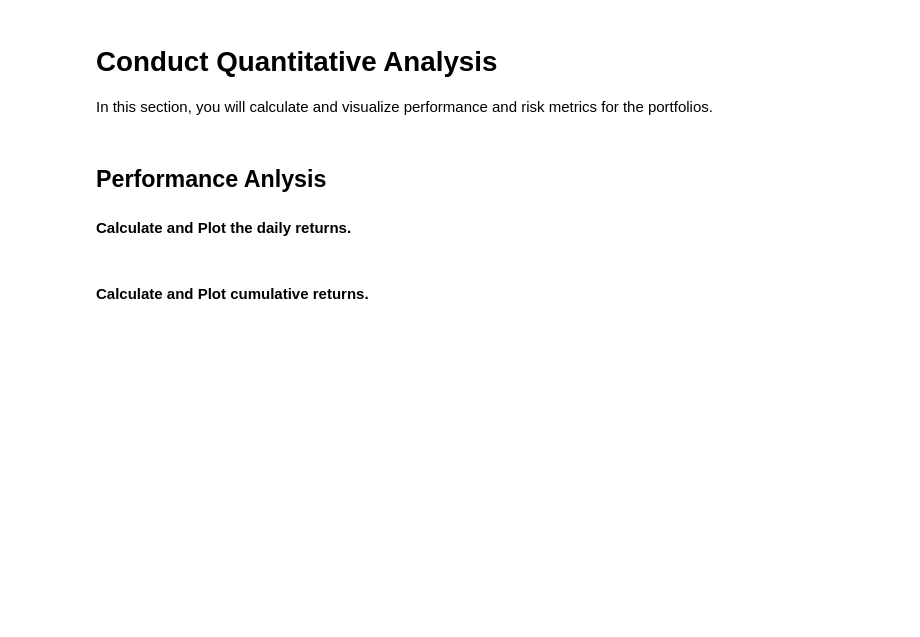
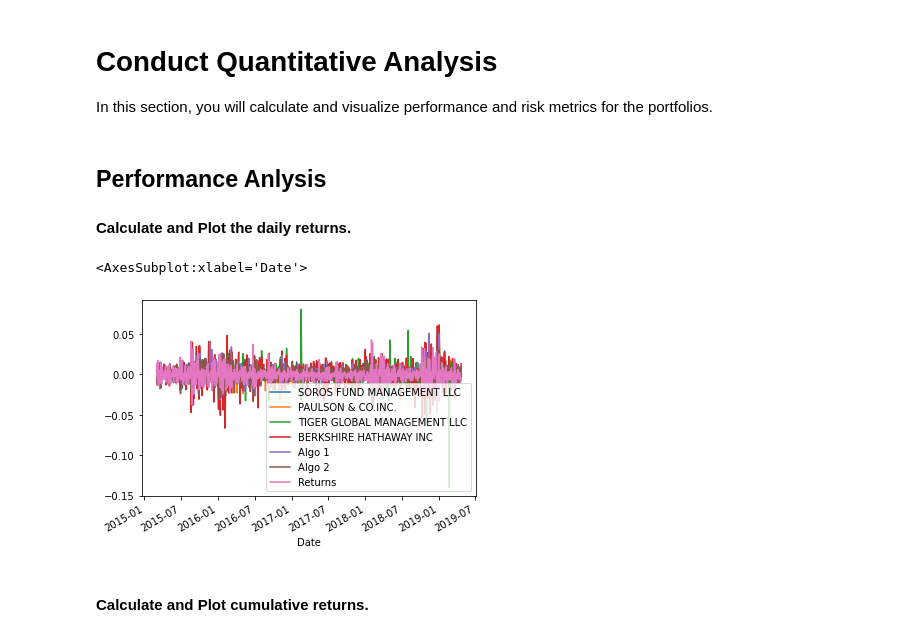
Before and after one commit to Olegreg762/FintechBootcamp, a Jupyter notebook: pandas_homework/Instructions/Starter_Code/whale_analysis.ipynb, the cells around one changed output. Cells and saved outputs as stored; diff of their text form; code cells hidden in the pictures; blank space fills up the shorter version.

```diff
--- a/pandas_homework/Instructions/Starter_Code/whale_analysis.ipynb
+++ b/pandas_homework/Instructions/Starter_Code/whale_analysis.ipynb
@@ -100,4 +138,4 @@ dtype: object
 # %%
 # Fix Data Types
 sp500_history = sp500_history.astype({'Close':float})
-sp500_history.head()
+sp500_history.drop(columns=['Date'], inplace=True)
@@ -112,4 +142,5 @@ sp500_history.head()
 # %%
 # Calculate Daily Returns
-sp500_history['Close'].mean
+sp500_returns = sp500_history.pct_change()
+sp500_returns
 # %% [output]
@@ -132,2 +179,4 @@ Name: Close, Length: 1639, dtype: float64>
 # %%
 # Rename `Close` Column to be specific to this portfolio.
+sp500_returns = sp500_returns.rename(columns={'Close': 'Returns'})
+sp500_returns.dropna()
@@ -135,3 +199,5 @@ Name: Close, Length: 1639, dtype: float64>
 ## Combine Whale, Algorithmic, and S&P 500 Returns
 # %%
 # Join Whale Returns, Algorithmic Returns, and the S&P 500 Returns into a single DataFrame with columns for each portfolio's returns.
+combined_returns = pd.concat([whale_return, algo_return, sp500_returns], axis= 'columns', join='inner')
+combined_returns
@@ -147,6 +228,10 @@ In this section, you will calculate and visualize performance and risk metrics f
 #### Calculate and Plot the daily returns.
 # %%
 # Plot daily returns of all portfolios
+combined_returns.plot()
+# %% [output]
+<AxesSubplot:xlabel='Date'>
+[figure, added]
 # %% [markdown]
 #### Calculate and Plot cumulative returns.
 # %%
```
Also changed, not shown: parts of 14 cells of this notebook, 4 other files.
